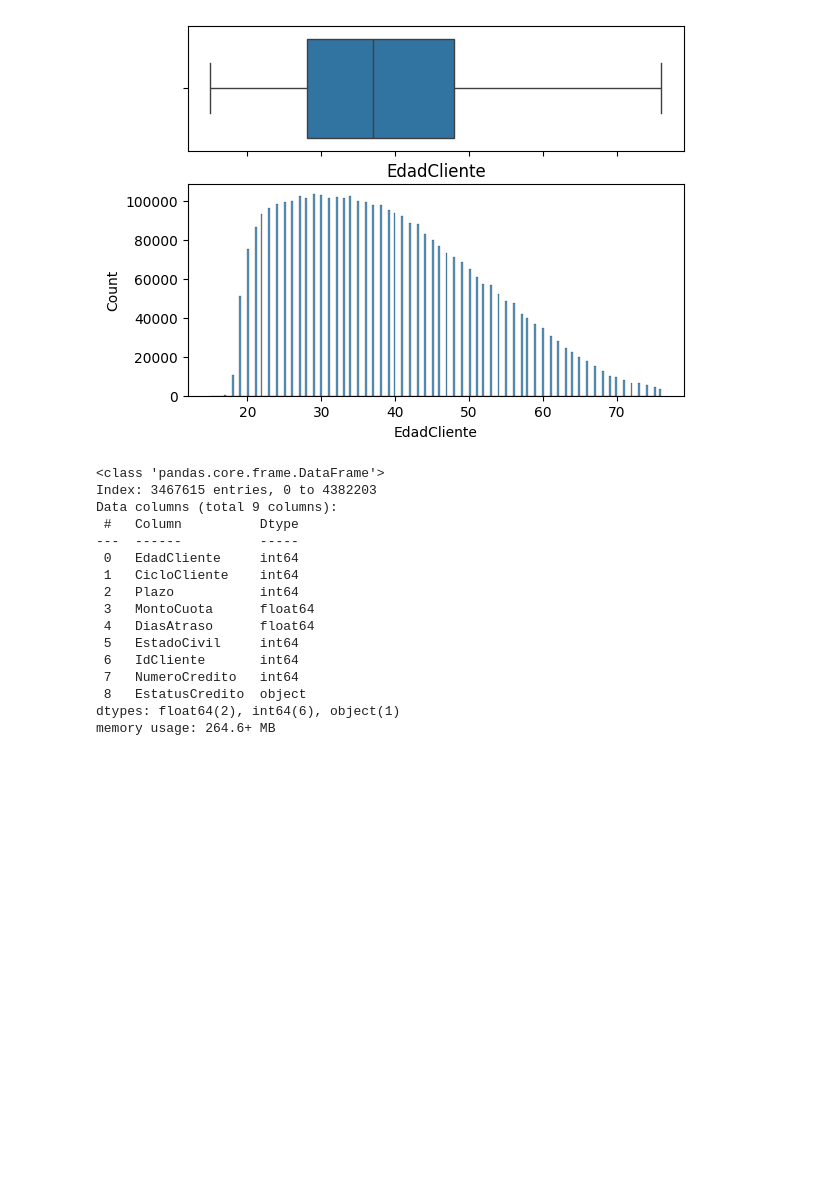
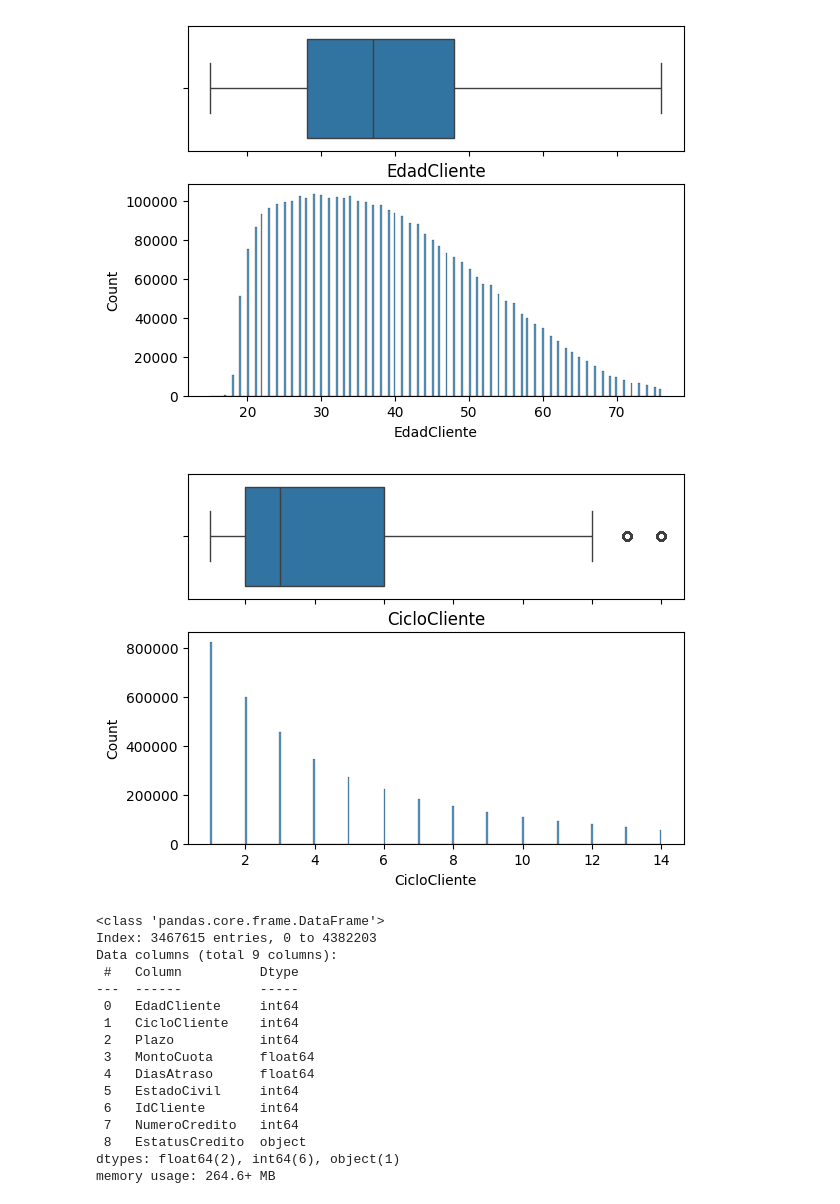
Before and after one commit to bmijangos/ProyectoIntegrador, a Jupyter notebook: Avance2_Equipo21.ipynb, the cells around one changed output. Cells and saved outputs as stored; diff of their text form; code cells hidden in the pictures; blank space fills up the shorter version.

```diff
--- a/Avance2_Equipo21.ipynb
+++ b/Avance2_Equipo21.ipynb
@@ -314,6 +314,11 @@ dftransf = trimmer.transform(dfnum)
 plot_boxplot_hist(dftransf,"EdadCliente")
 # %% [output]
 [figure]
+# %%
+# Se muestra la distribucion de la variable EdadCliente
+plot_boxplot_hist(dftransf,"CicloCliente")
+# %% [output]
+[figure, added]
 # %%
 
 newgpdf = dftransf.copy()
```
